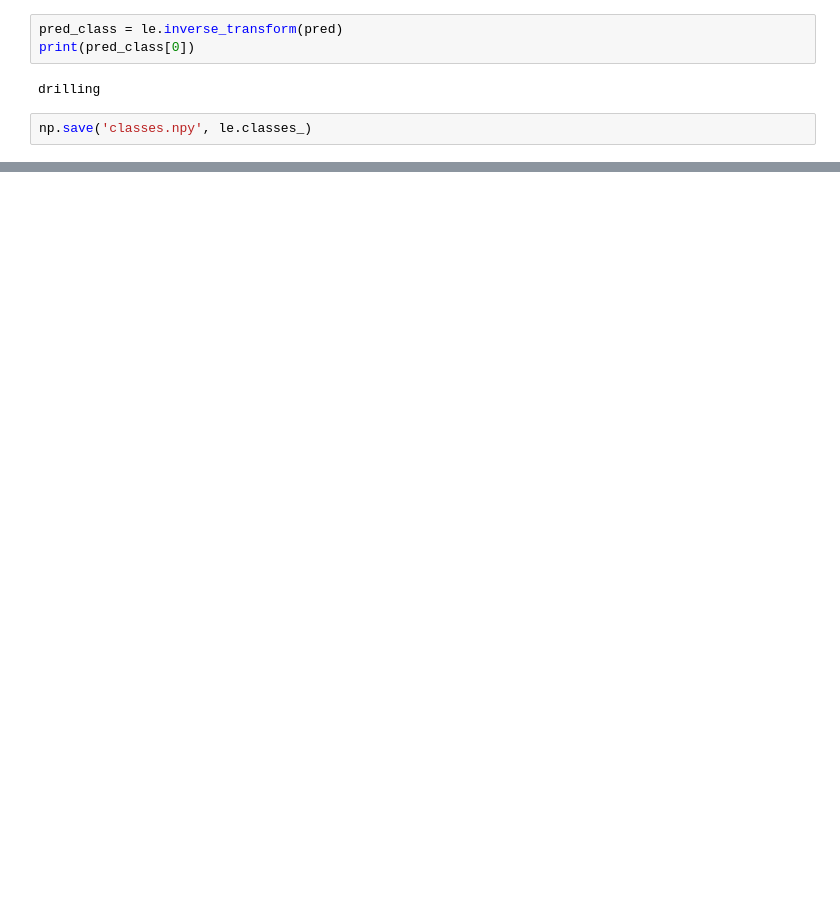
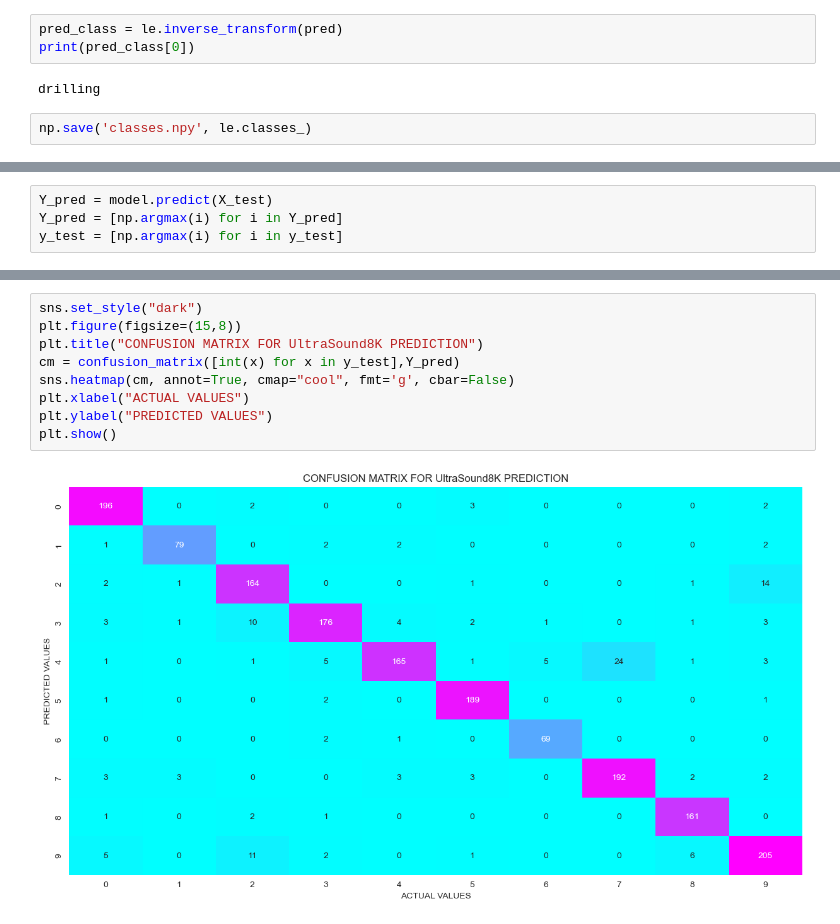
Before and after one commit to BhavyBansal24/UrbanSound8k, a Jupyter notebook: urbansound8k-dataprep-model.ipynb, the cells around one changed output, grey strips where cells are left out. Cells and saved outputs as stored; diff of their text form; blank space fills up the shorter version.

```diff
--- a/urbansound8k-dataprep-model.ipynb
+++ b/urbansound8k-dataprep-model.ipynb
@@ -201,0 +199,4 @@ np.save('classes.npy', le.classes_)
+# %%
+Y_pred = model.predict(X_test)
+Y_pred = [np.argmax(i) for i in Y_pred]
+y_test = [np.argmax(i) for i in y_test]
@@ -201,0 +224,11 @@ np.save('classes.npy', le.classes_)
+# %%
+sns.set_style("dark")
+plt.figure(figsize=(15,8))
+plt.title("CONFUSION MATRIX FOR UltraSound8K PREDICTION")
+cm = confusion_matrix([int(x) for x in y_test],Y_pred)
+sns.heatmap(cm, annot=True, cmap="cool", fmt='g', cbar=False)
+plt.xlabel("ACTUAL VALUES")
+plt.ylabel("PREDICTED VALUES")
+plt.show()
+# %% [output]
+[figure, added]
```
Also changed, not shown: parts of 11 cells of this notebook, 11 other files.
